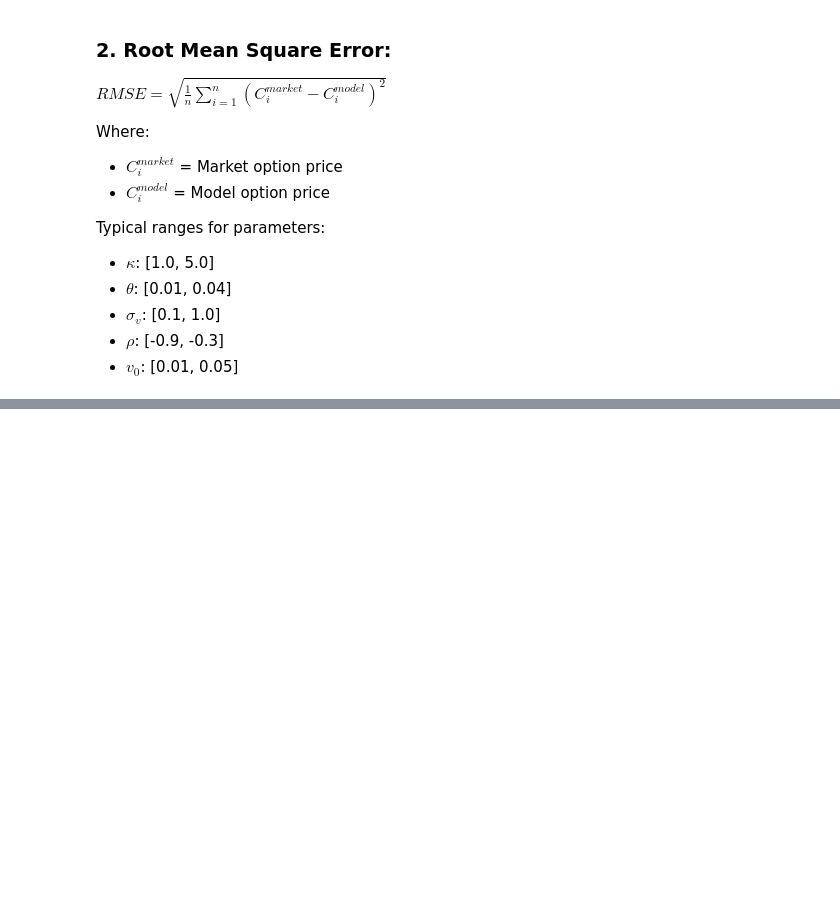
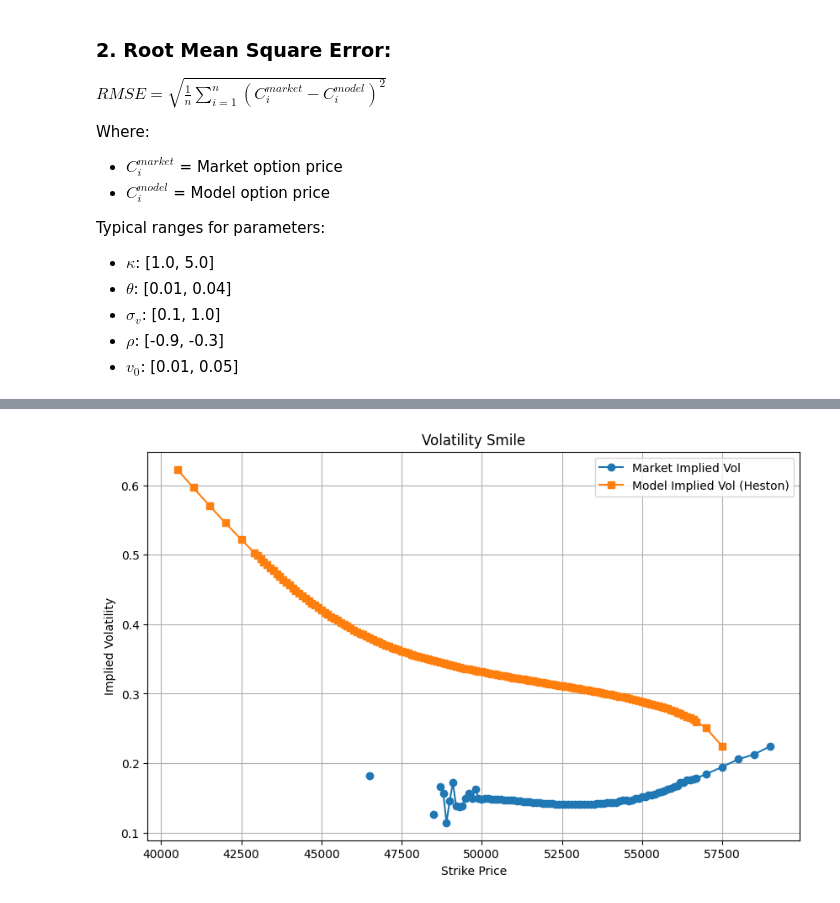
Before and after one commit to x-senpai-x/Options-Pricing, a Jupyter notebook: heston.ipynb, the cells around one changed output, grey strips where cells are left out. Cells and saved outputs as stored; diff of their text form; code cells hidden in the pictures; blank space fills up the shorter version.

```diff
--- a/heston.ipynb
+++ b/heston.ipynb
@@ -800,0 +1009,58 @@ R-squared: 0.9972986683043195
+# %%
+from scipy.optimize import brentq
+
+def implied_volatility(S0, K, v0, kappa, theta, sigma, rho, lambd, tau, market_price, option_type="call"):
+    heston_model = HestonModel(S0, K, v0, kappa, theta, sigma, rho, lambd, tau)
+
+    # Define the function to find the root
+    def objective_function(sigma_guess):
+        return heston_model.heston_price(option_type) - market_price
+
+    # Use brentq to find the implied volatility
+    try:
+        iv = brentq(objective_function, 1e-6, 2.0)  # Search for implied volatility between 0 and 2
+    except ValueError:
+        iv = np.nan  # If no solution is found, return NaN
+
+    return iv
+# %%
+import numpy as np
+import matplotlib.pyplot as plt
+from scipy.optimize import brentq
+from scipy.stats import norm
+
+# Black-Scholes implied volatility function
+def black_scholes_price(S, K, T, r, sigma, option_type='call'):
+    d1 = (np.log(S / K) + (r + 0.5 * sigma ** 2) * T) / (sigma * np.sqrt(T))
+    d2 = d1 - sigma * np.sqrt(T)
+
+    if option_type == 'call':
+        price = S * norm.cdf(d1) - K * np.exp(-r * T) * norm.cdf(d2)
+    else:
+        price = K * np.exp(-r * T) * norm.cdf(-d2) - S * norm.cdf(-d1)
+
+    return price
+
+# Function to compute implied volatility
+def implied_volatility(price, S, K, T, r, option_type='call'):
+    try:
+        return brentq(lambda sigma: black_scholes_price(S, K, T, r, sigma, option_type) - price, 1e-6, 5.0)
+    except ValueError:
+        return np.nan
+
+# Compute implied volatilities
+df['implied_vol_market'] = df.apply(lambda row: implied_volatility(row['price'], S0, row['strike'], row['maturity'], row['rate']), axis=1)
+df['implied_vol_model'] = df.apply(lambda row: implied_volatility(row['model_price'], S0, row['strike'], row['maturity'], row['rate']), axis=1)
+
+# Plot the volatility smile
+plt.figure(figsize=(10, 6))
+plt.plot(df['strike'], df['implied_vol_market'], 'o-', label="Market Implied Vol")
+plt.plot(df['strike'], df['implied_vol_model'], 's-', label="Model Implied Vol (Heston)")
+plt.xlabel("Strike Price")
+plt.ylabel("Implied Volatility")
+plt.title("Volatility Smile")
+plt.legend()
+plt.grid()
+plt.show()
+# %% [output]
+[figure, added]
```
Also changed, not shown: parts of 31 cells of this notebook.
